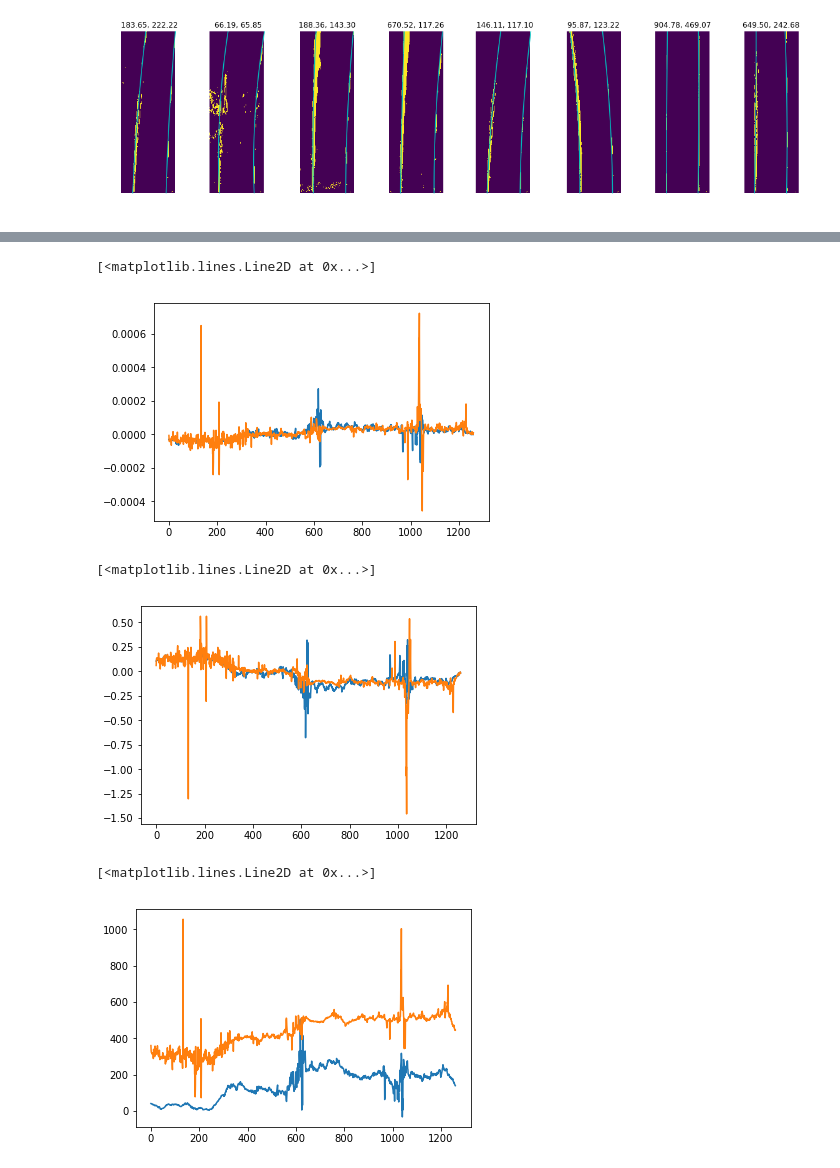
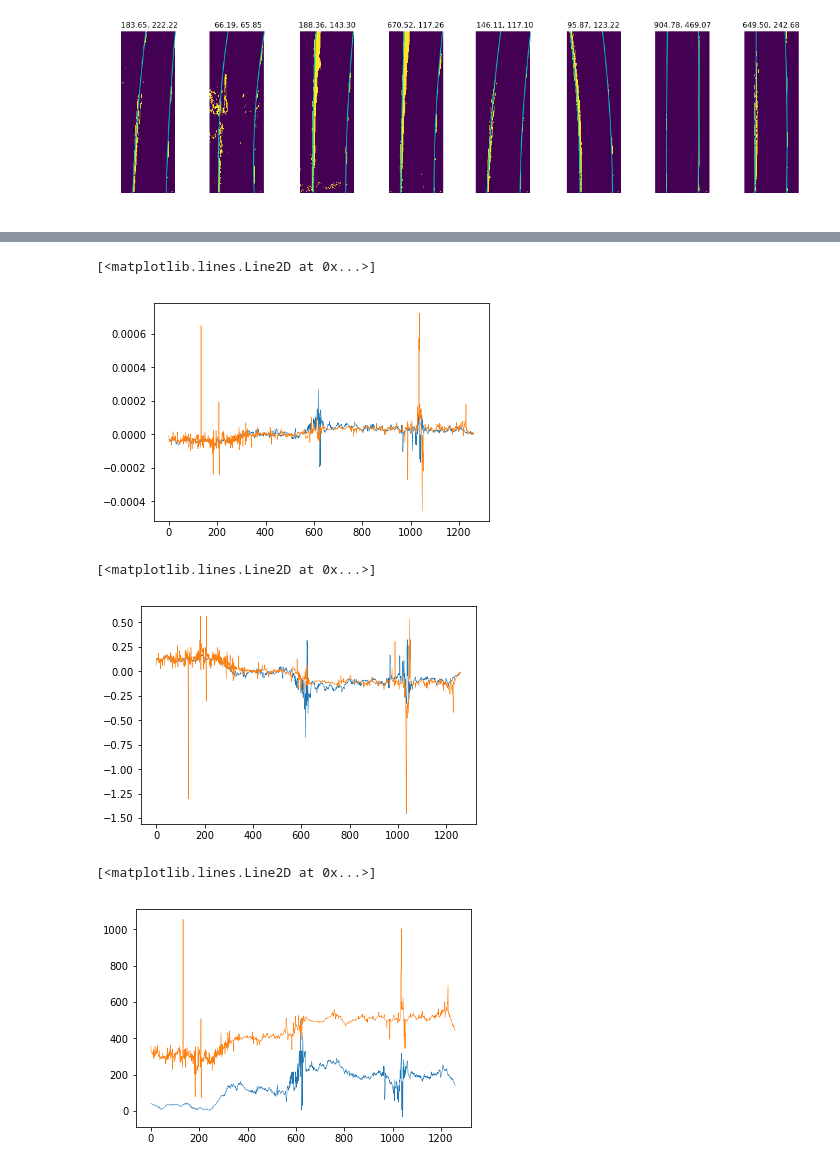
Before and after one commit to semeniuta/CarND-Advanced-Lane-Lines, a Jupyter notebook: 8_curvature_and_pos.ipynb, the cells around one changed output, grey strips where cells are left out. Drawn from its saved outputs; the diff is of its cells as text; code cells hidden in the pictures.

```diff
--- a/8_curvature_and_pos.ipynb
+++ b/8_curvature_and_pos.ipynb
@@ -109,18 +159,18 @@ all_p_coefs_right = np.array(all_p_coefs_right)
 # %%
-plt.plot(all_p_coefs_left[:, 0])
-plt.plot(all_p_coefs_right[:, 0])
+plt.plot(all_p_coefs_left[:, 0], linewidth=0.5)
+plt.plot(all_p_coefs_right[:, 0], linewidth=0.5)
 # %% [output]
 [<matplotlib.lines.Line2D at 0x...>]
-[figure, old version]
+[figure, new version]
 # %%
-plt.plot(all_p_coefs_left[:, 1])
-plt.plot(all_p_coefs_right[:, 1])
+plt.plot(all_p_coefs_left[:, 1], linewidth=0.5)
+plt.plot(all_p_coefs_right[:, 1], linewidth=0.5)
 # %% [output]
 [<matplotlib.lines.Line2D at 0x...>]
-[figure, old version]
+[figure, new version]
 # %%
-plt.plot(all_p_coefs_left[:, 2])
-plt.plot(all_p_coefs_right[:, 2])
+plt.plot(all_p_coefs_left[:, 2], linewidth=0.5)
+plt.plot(all_p_coefs_right[:, 2], linewidth=0.5)
 # %% [output]
 [<matplotlib.lines.Line2D at 0x...>]
-[figure, old version]
+[figure, new version]
```
Also changed, not shown: parts of 18 cells of this notebook, 1 other file.
